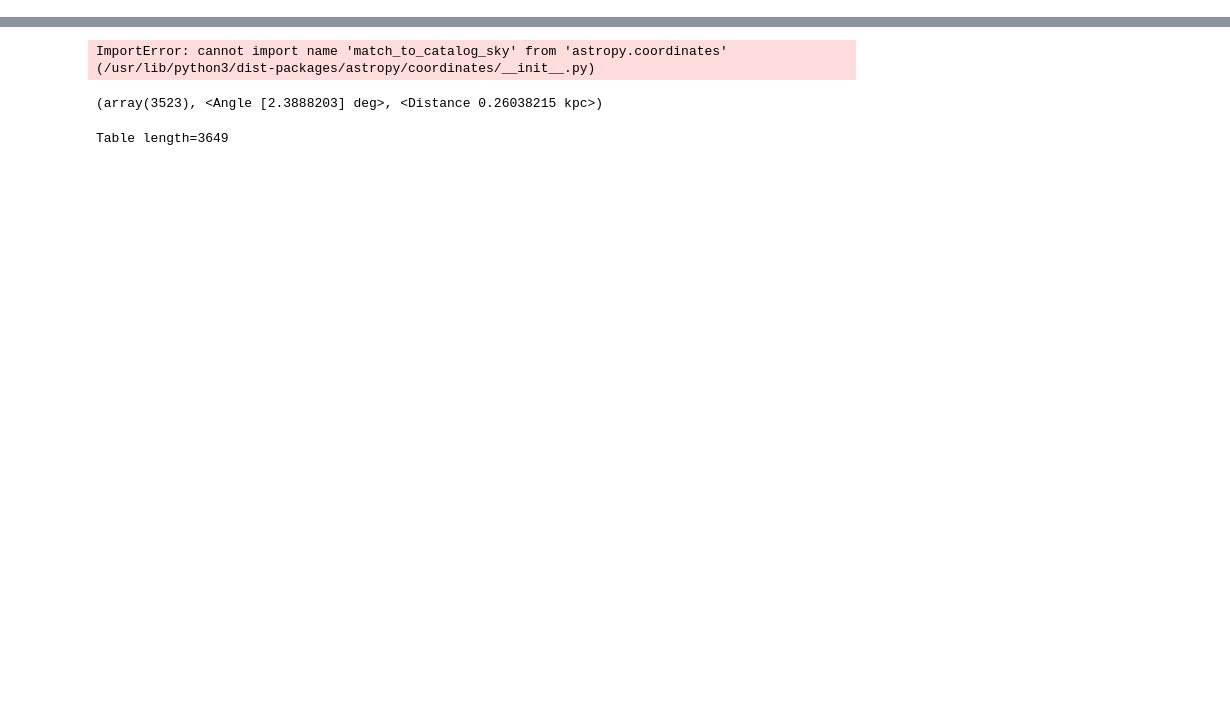
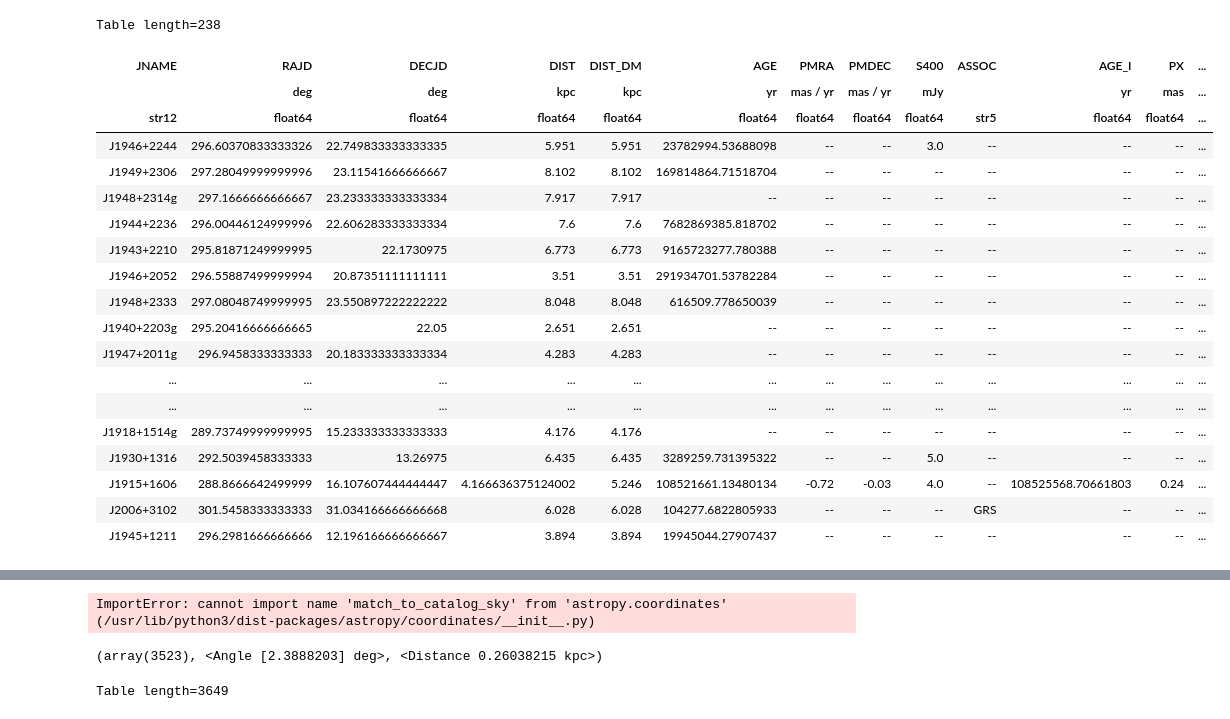
Before and after one commit to surodeep26/Runaway-Stars, a Jupyter notebook: v16.ipynb, the cells around one changed output, grey strips where cells are left out. Saved outputs shown, nothing was run; the diff lists cells and outputs as text; code cells hidden in the pictures; blank space fills up the shorter version.

```diff
--- a/v16.ipynb
+++ b/v16.ipynb
@@ -42,0 +68,53 @@ could not convert string to float: 'J2238+5903'
+# %%
+def search_nearby(coordinate:SkyCoord, table:Table, sep_limit=10*u.deg)-> Table:
+    maskDIST = ~table.mask['DIST']
+    table = table[maskDIST] #filter out the psrs which do not have a distance mesurement
+    neighbour = 1
+    idxs = []
+    seps = []
+    seps3d = []
+    while True:
+        idx, separation, separation3d = coordinate.match_to_catalog_sky(
+                                    SkyCoord(ra=table['RAJD'],
+                                    dec=table['DECJD'],
+                                    distance=table['DIST'],
+                                    pm_ra_cosdec=table['PMRA'],
+                                    pm_dec=table['PMDEC'],
+                                    )
+                                    , nthneighbor=neighbour)
+        # print(idx, separation, separation3d)
+        if separation > sep_limit:
+            break
+        idxs.append(idx)
+        seps.append(separation[0])
+        seps3d.append(separation3d)
+        neighbour += 1
+    nearby = atnf[idxs]
+    nearby['sep2d'] = seps
+    nearby['sep3d'] = seps3d
+    nearby['sep2d'] = nearby['sep2d'].to(u.arcmin)
+    nearby['sep3d'] = nearby['sep3d'].to(u.pc)
+    return nearby
+
+search_nearby(cl.skycoord, atnf)
+# %% [output]
+Table length=238
+| JNAME | RAJD | DECJD | DIST | DIST_DM | AGE | PMRA | PMDEC | S400 | ASSOC | AGE_I | PX | ... |
+|  | deg | deg | kpc | kpc | yr | mas / yr | mas / yr | mJy |  | yr | mas | ... |
+| str12 | float64 | float64 | float64 | float64 | float64 | float64 | float64 | float64 | str5 | float64 | float64 | ... |
+| J1946+2244 | 296.60370833333326 | 22.749833333333335 | 5.951 | 5.951 | 23782994.53688098 | -- | -- | 3.0 | -- | -- | -- | ... |
+| J1949+2306 | 297.28049999999996 | 23.11541666666667 | 8.102 | 8.102 | 169814864.71518704 | -- | -- | -- | -- | -- | -- | ... |
+| J1948+2314g | 297.1666666666667 | 23.233333333333334 | 7.917 | 7.917 | -- | -- | -- | -- | -- | -- | -- | ... |
+| J1944+2236 | 296.00446124999996 | 22.606283333333334 | 7.6 | 7.6 | 7682869385.818702 | -- | -- | -- | -- | -- | -- | ... |
+| J1943+2210 | 295.81871249999995 | 22.1730975 | 6.773 | 6.773 | 9165723277.780388 | -- | -- | -- | -- | -- | -- | ... |
+| J1946+2052 | 296.55887499999994 | 20.87351111111111 | 3.51 | 3.51 | 291934701.53782284 | -- | -- | -- | -- | -- | -- | ... |
+| J1948+2333 | 297.08048749999995 | 23.550897222222222 | 8.048 | 8.048 | 616509.778650039 | -- | -- | -- | -- | -- | -- | ... |
+| J1940+2203g | 295.20416666666665 | 22.05 | 2.651 | 2.651 | -- | -- | -- | -- | -- | -- | -- | ... |
+| J1947+2011g | 296.9458333333333 | 20.183333333333334 | 4.283 | 4.283 | -- | -- | -- | -- | -- | -- | -- | ... |
+| ... | ... | ... | ... | ... | ... | ... | ... | ... | ... | ... | ... | ... |
+| ... | ... | ... | ... | ... | ... | ... | ... | ... | ... | ... | ... | ... |
+| J1918+1514g | 289.73749999999995 | 15.233333333333333 | 4.176 | 4.176 | -- | -- | -- | -- | -- | -- | -- | ... |
+| J1930+1316 | 292.5039458333333 | 13.26975 | 6.435 | 6.435 | 3289259.731395322 | -- | -- | 5.0 | -- | -- | -- | ... |
+| J1915+1606 | 288.8666642499999 | 16.107607444444447 | 4.166636375124002 | 5.246 | 108521661.13480134 | -0.72 | -0.03 | 4.0 | -- | 108525568.70661803 | 0.24 | ... |
+| J2006+3102 | 301.5458333333333 | 31.034166666666668 | 6.028 | 6.028 | 104277.6822805933 | -- | -- | -- | GRS | -- | -- | ... |
+| J1945+1211 | 296.2981666666666 | 12.196166666666667 | 3.894 | 3.894 | 19945044.27907437 | -- | -- | -- | -- | -- | -- | ... |
```
Also changed, not shown: parts of 4 cells of this notebook, 1 other file.
